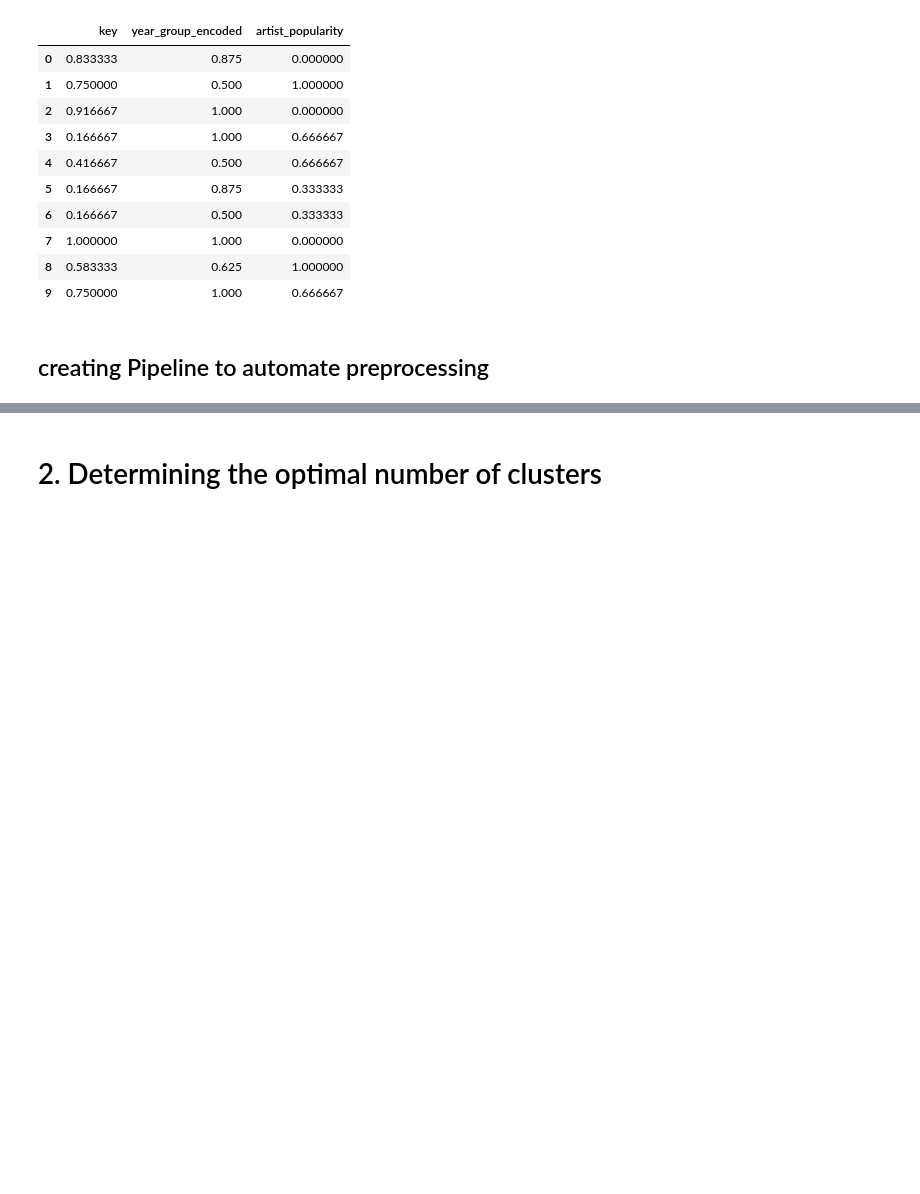
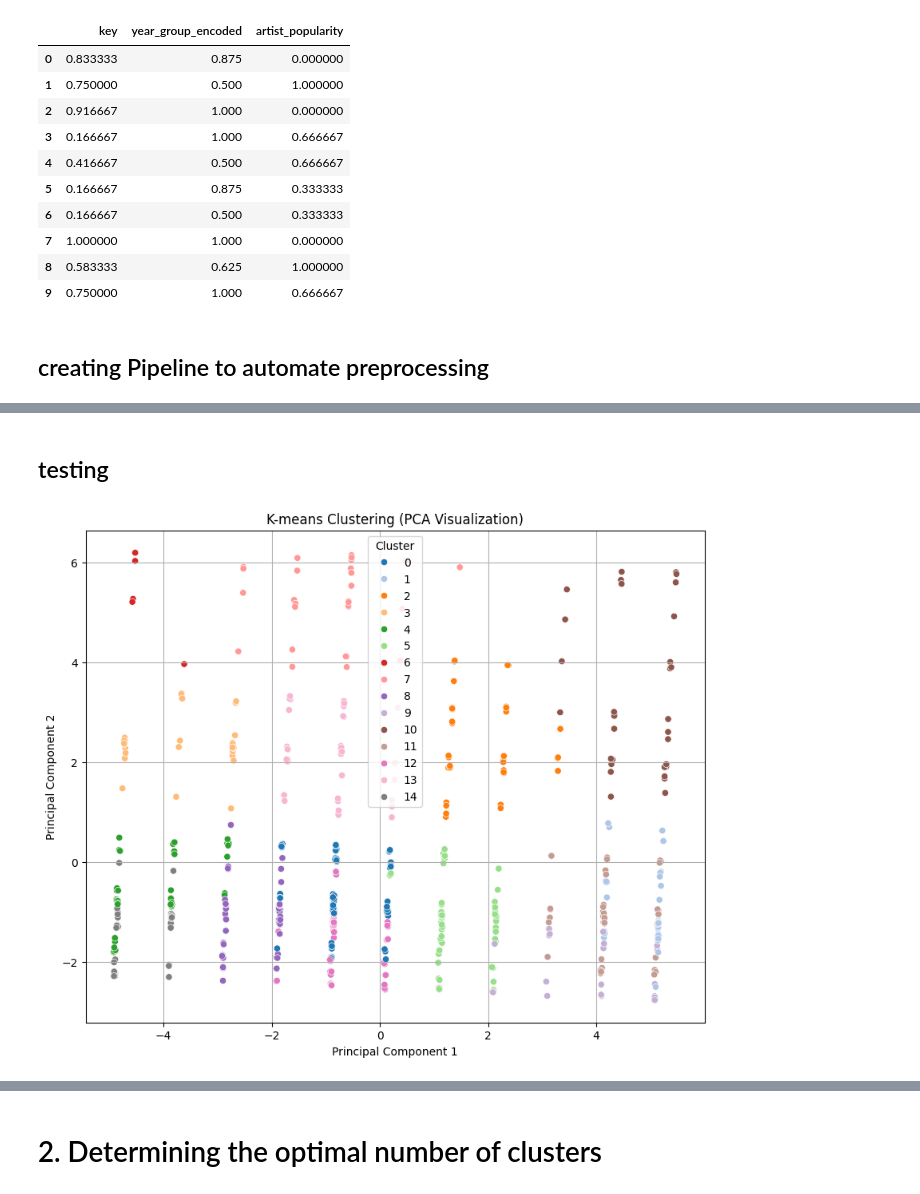
Before and after one commit to nataliachoszczyk/spotify-songs-clustering, a Jupyter notebook: FE_modelling_KM2/FE.ipynb, the cells around one changed output, grey strips where cells are left out. Cells and saved outputs as stored; diff of their text form; code cells hidden in the pictures; blank space fills up the shorter version.

```diff
--- a/FE_modelling_KM2/FE.ipynb
+++ b/FE_modelling_KM2/FE.ipynb
@@ -536,0 +540,4 @@ df.head()
+# %%
+df2 = pd.read_csv('../Data/spotify_modelling.csv')
+df2 = df2[['track_name','artist(s)_name']]
+df2.head()
@@ -536,0 +551,27 @@ df.head()
+# %% [markdown]
+## testing
+# %%
+from mpl_toolkits.mplot3d import Axes3D
+
+pca = PCA(n_components=2)
+# X_standardized = (X - X.mean()) / X.std()
+X_pca = pca.fit_transform(df)
+
+# scaler = StandardScaler()
+# X_scaled = scaler.fit_transform(X)
+
+kmeans = KMeans(n_clusters=15, init='k-means++', random_state=42)
+clusters = kmeans.fit_predict(df)
+
+df2['cluster'] = clusters
+
+plt.figure(figsize=(10, 8))
+sns.scatterplot(x=X_pca[:, 0], y=X_pca[:, 1],hue=clusters, palette='tab20', legend='full')
+plt.title('K-means Clustering (PCA Visualization)')
+plt.xlabel('Principal Component 1')
+plt.ylabel('Principal Component 2')
+plt.legend(title='Cluster')
+plt.grid(True)
+plt.show()
+# %% [output]
+[figure, added]
```
Also changed, not shown: parts of 17 cells of this notebook.
